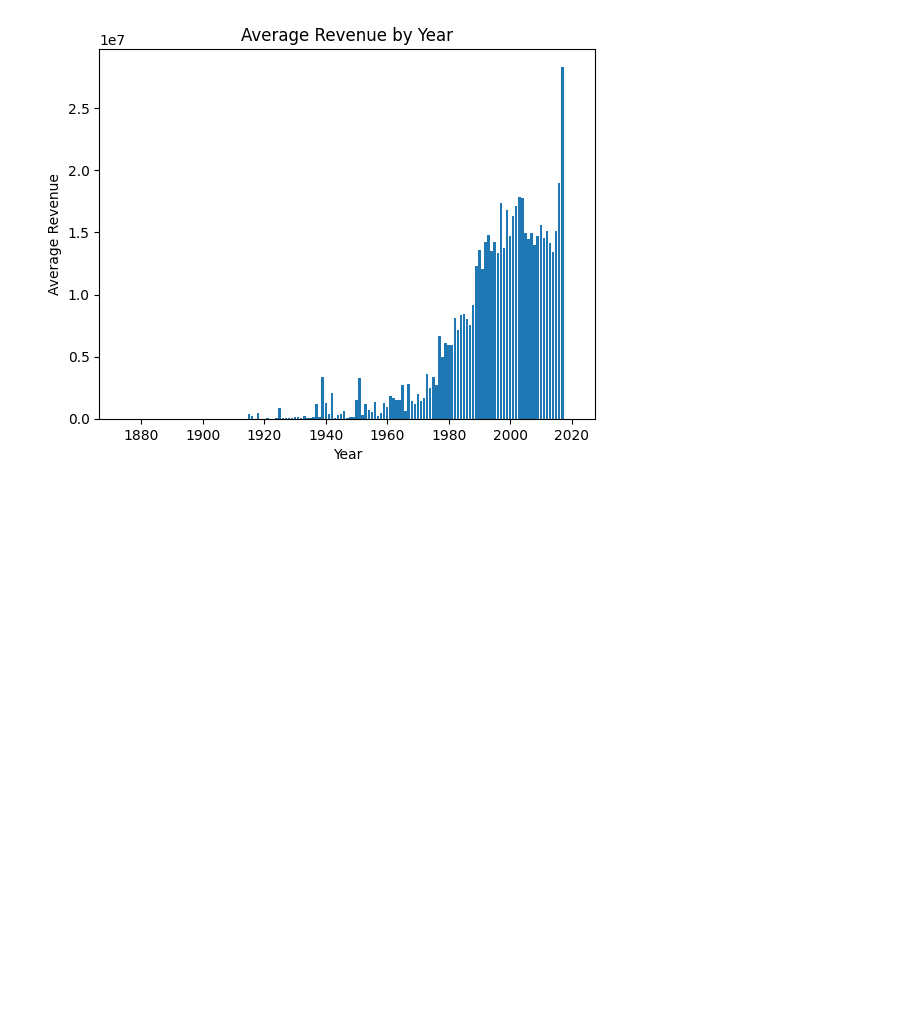
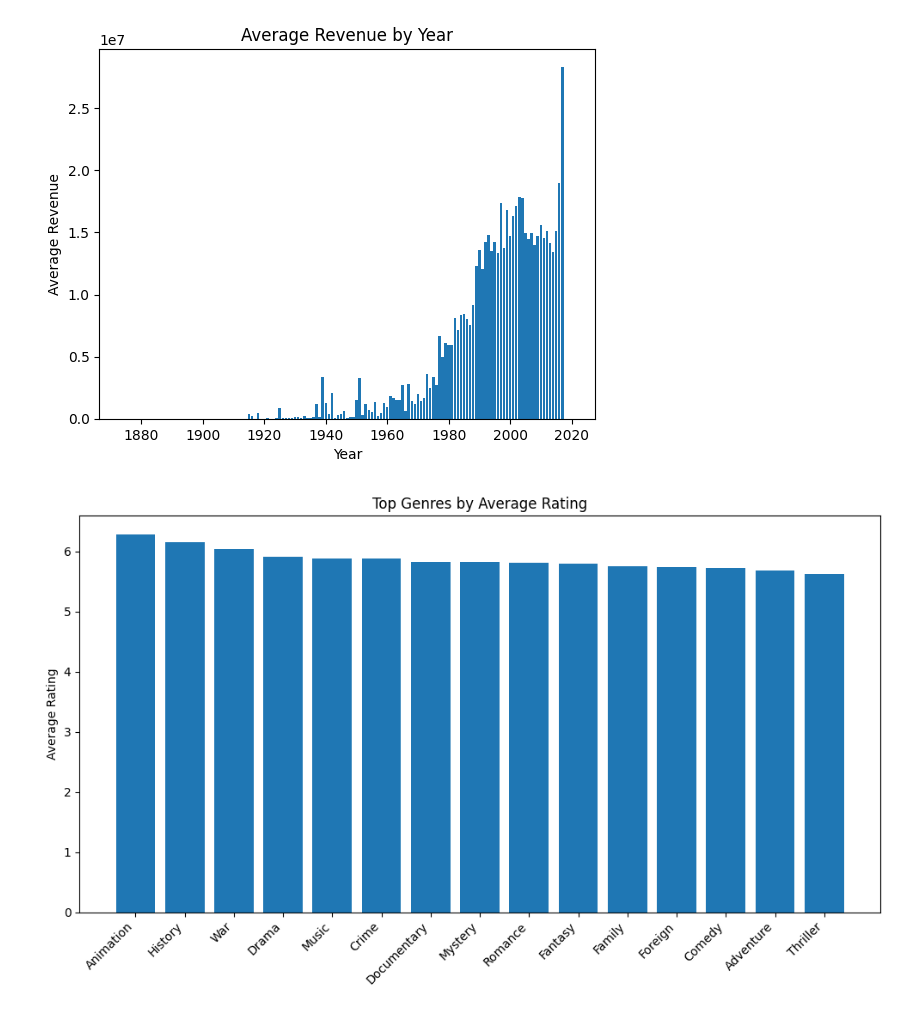
Before and after one commit to ely0rbek/Anatomy-of-a-Blockbuster, a Jupyter notebook: presentation/project_analysis.ipynb, the cells around one changed output. Drawn from its saved outputs; the diff is of its cells as text; code cells hidden in the pictures; blank space fills up the shorter version.

Commit message:
chart was displayed in presentation layer

```diff
--- a/presentation/project_analysis.ipynb
+++ b/presentation/project_analysis.ipynb
@@ -4,3 +4,8 @@ from blockbuster_analysis.core import show_plot_revenue_by_year
 show_plot_revenue_by_year()
 # %% [output]
 [figure]
+# %%
+from blockbuster_analysis.genre_avg_rating import plot_genre_avg_rating
+plot_genre_avg_rating()
+# %% [output]
+[figure, added]
```
Also changed, not shown: 1 other file.
